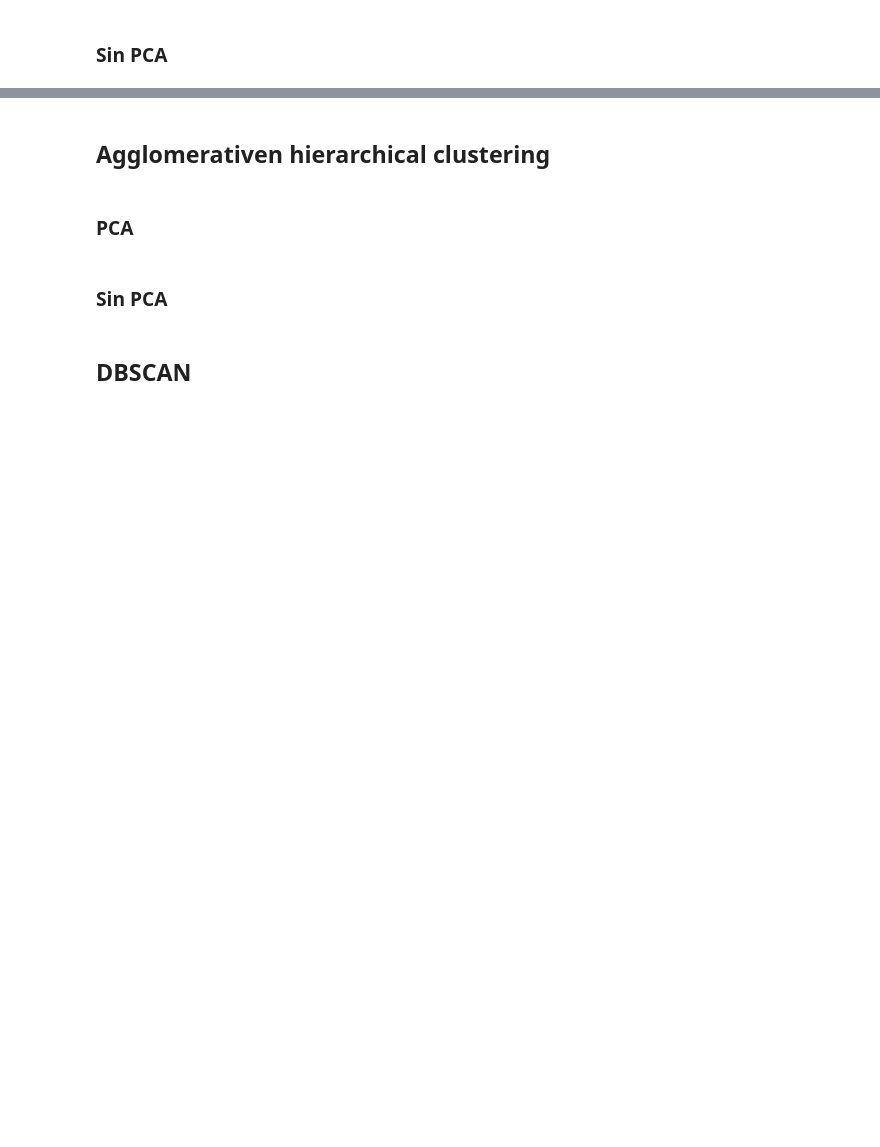
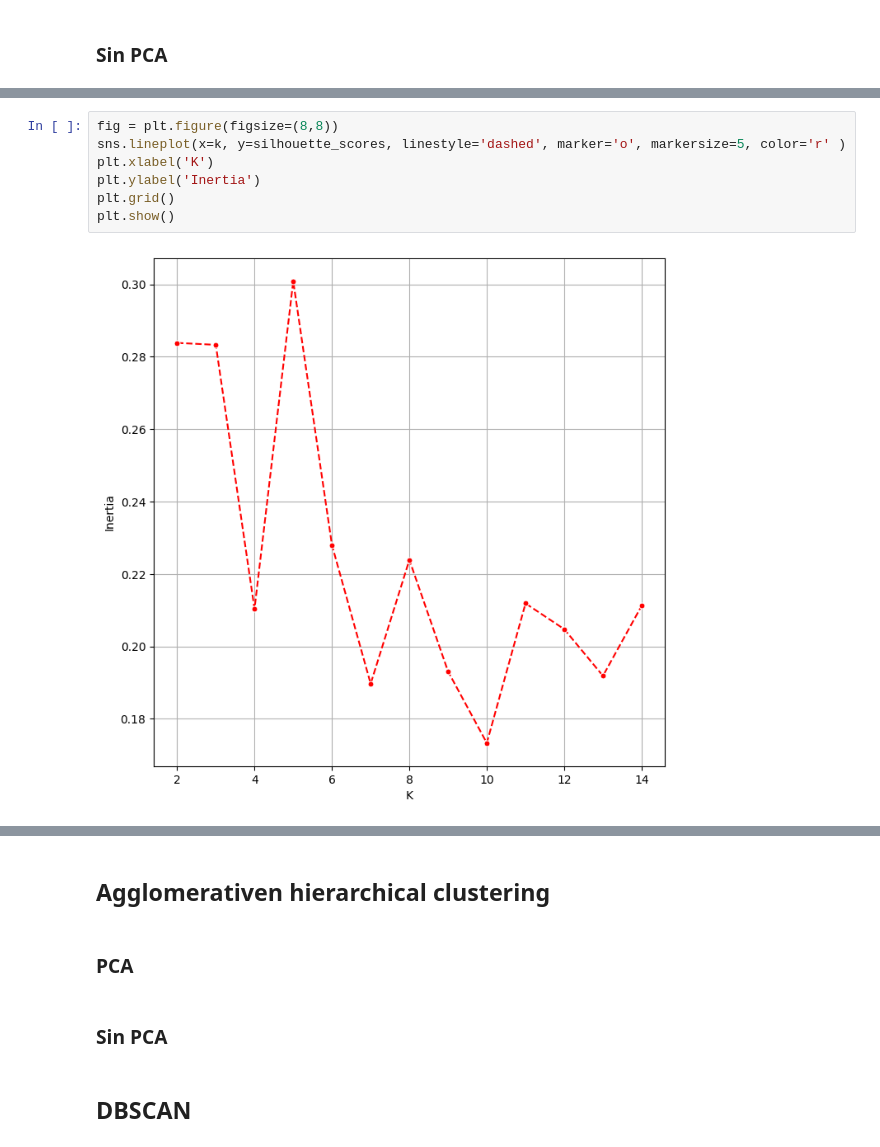
Before and after one commit to Patchwtf/MachineLearningProyects, a Jupyter notebook: Clustering/proyecto_countries_clustering.ipynb, the cells around one changed output, grey strips where cells are left out. Saved outputs shown, nothing was run; the diff lists cells and outputs as text; blank space fills up the shorter version.

```diff
--- a/Clustering/proyecto_countries_clustering.ipynb
+++ b/Clustering/proyecto_countries_clustering.ipynb
@@ -178,0 +235,9 @@ pca_data_standart
+# %%
+fig = plt.figure(figsize=(8,8))
+sns.lineplot(x=k, y=silhouette_scores, linestyle='dashed', marker='o', markersize=5, color='r' )
+plt.xlabel('K')
+plt.ylabel('Inertia')
+plt.grid()
+plt.show()
+# %% [output]
+[figure, added]
```
Also changed, not shown: parts of 8 cells of this notebook.
